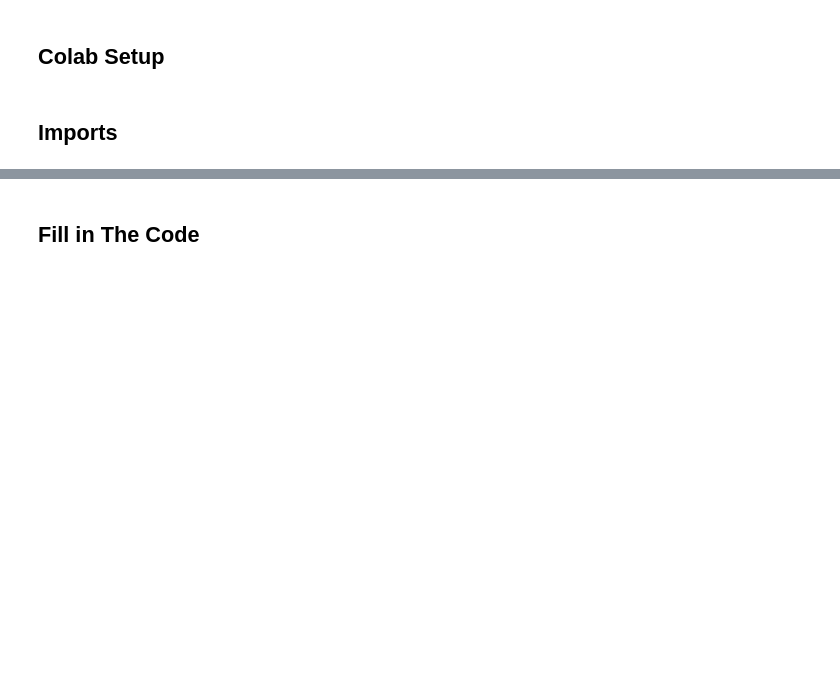
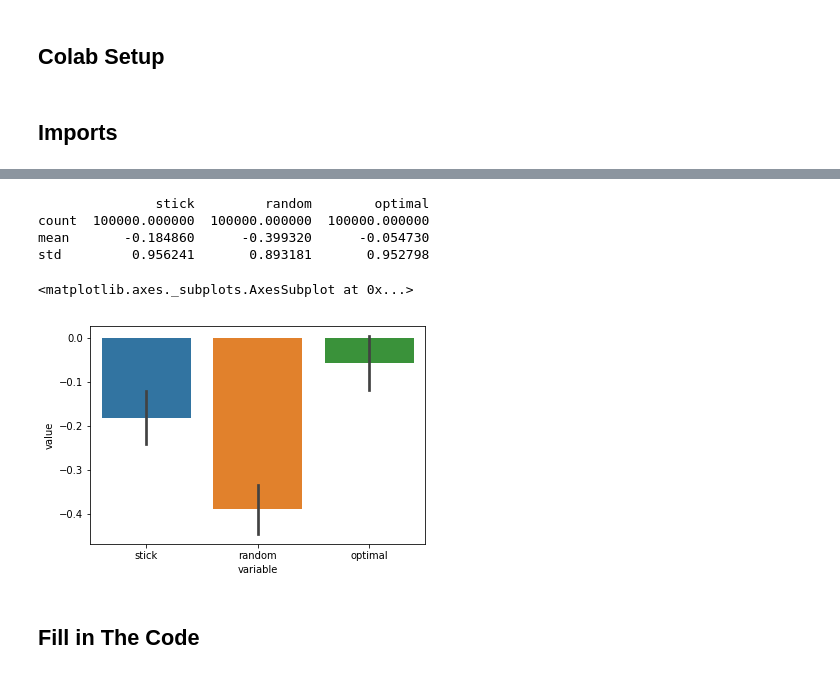
Before and after one commit to Datatouille/rl-workshop, a Jupyter notebook: session2.ipynb, the cells around one changed output, grey strips where cells are left out. Drawn from its saved outputs; the diff is of its cells as text; code cells hidden in the pictures; blank space fills up the shorter version.

```diff
--- a/session2.ipynb
+++ b/session2.ipynb
@@ -18,0 +158,2 @@ from solutions.environments import Gridworld
+# %%
+env = gym.make('Blackjack-v0')
@@ -18,0 +228,8 @@ from solutions.environments import Gridworld
+# %%
+def run_single_episode():
+    result = []
+    state = env.reset()
+    while True:
+        #write your code here
+        break
+    return(result) #must return a list of tuples (state,action,reward,next_state,done)
@@ -19,2 +242,44 @@ from solutions.environments import Gridworld
+# %%
+#run single episode
+def run_single_episode(policy=None):
+    result = []
+    state = env.reset()
+    while True:
+        action = policy[state] if policy else env.action_space.sample()
+        next_state,reward,done,info = env.step(action)
+        result.append((state,action,reward,next_state,done))
+        state = next_state
+        if done: break
+    return(result) #must return a list of tuples (state,action,reward,next_state,done)
+
+#load saved optimal q dictionary
+optimal_q = pickle.load(open(f'{MODEL_PATH}bj_optimal_q.pkl','rb'))
+#convert to optimal policy
+optimal_policy = {state:np.argmax(value) for state, value in optimal_q.items()}
+#stick only as control
+stick_policy = {state: 0 for state,value in optimal_policy.items()}
+
+n_trial = 100000
+sticks = []
+randoms = []
+optimals = []
+for i in trange(n_trial):
+    _,_,rewards_stick,_,_ = zip(*run_single_episode(stick_policy))
+    _,_,rewards_random,_,_ = zip(*run_single_episode())
+    _,_,rewards_optimal,_,_ = zip(*run_single_episode(optimal_policy))
+    sticks.append(rewards_stick[-1])
+    randoms.append(rewards_random[-1])
+    optimals.append(rewards_optimal[-1])
+# %%
+result = pd.DataFrame({'stick':sticks,'random':randoms,'optimal':optimals})
+print(result.describe().iloc[:3,:])
+sns.barplot(data=result_m, x ='variable', y ='value')
+# %% [output]
+               stick         random        optimal
+count  100000.000000  100000.000000  100000.000000
+mean       -0.184860      -0.399320      -0.054730
+std         0.956241       0.893181       0.952798
+<matplotlib.axes._subplots.AxesSubplot at 0x...>
+[figure, added]
 # %% [markdown]
 ## Fill in The Code
```
Also changed, not shown: parts of 81 cells of this notebook, 8 other files.
